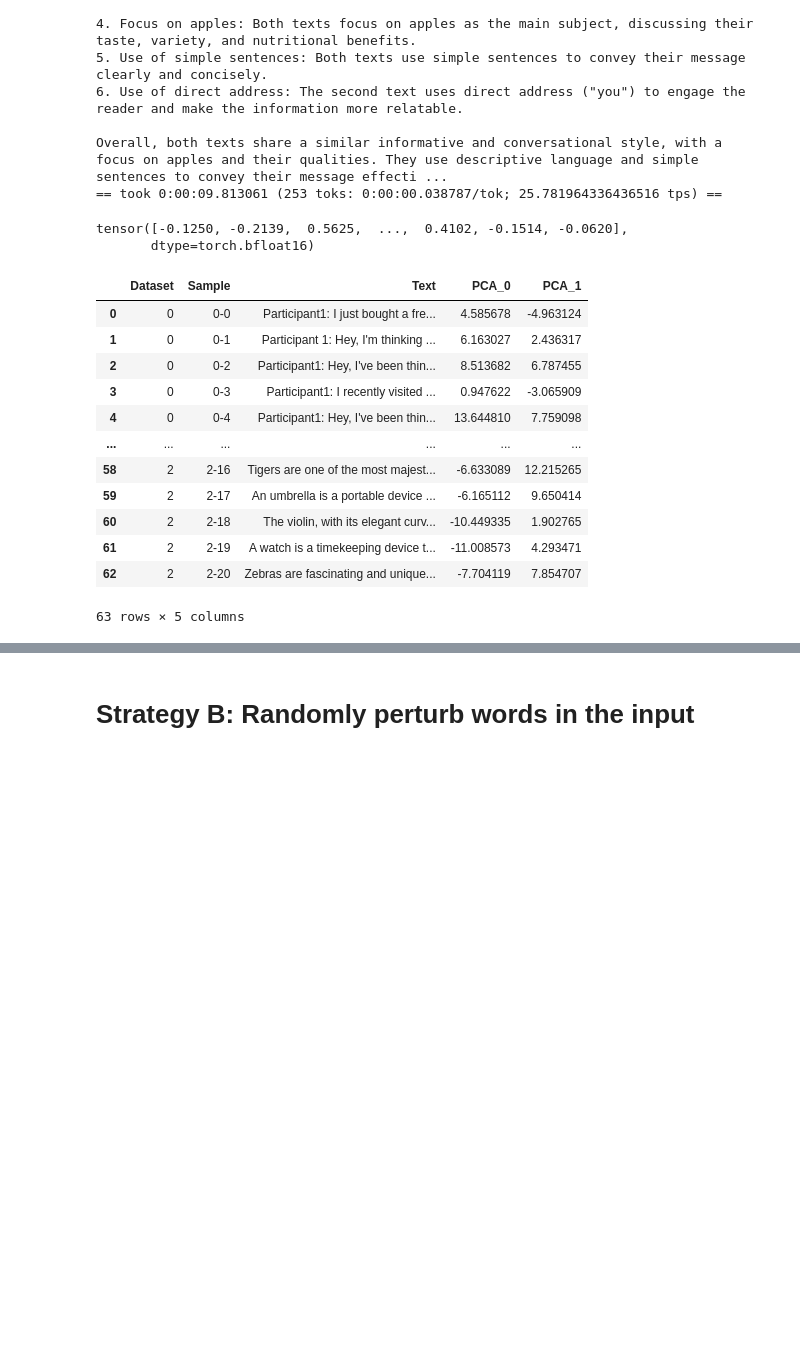
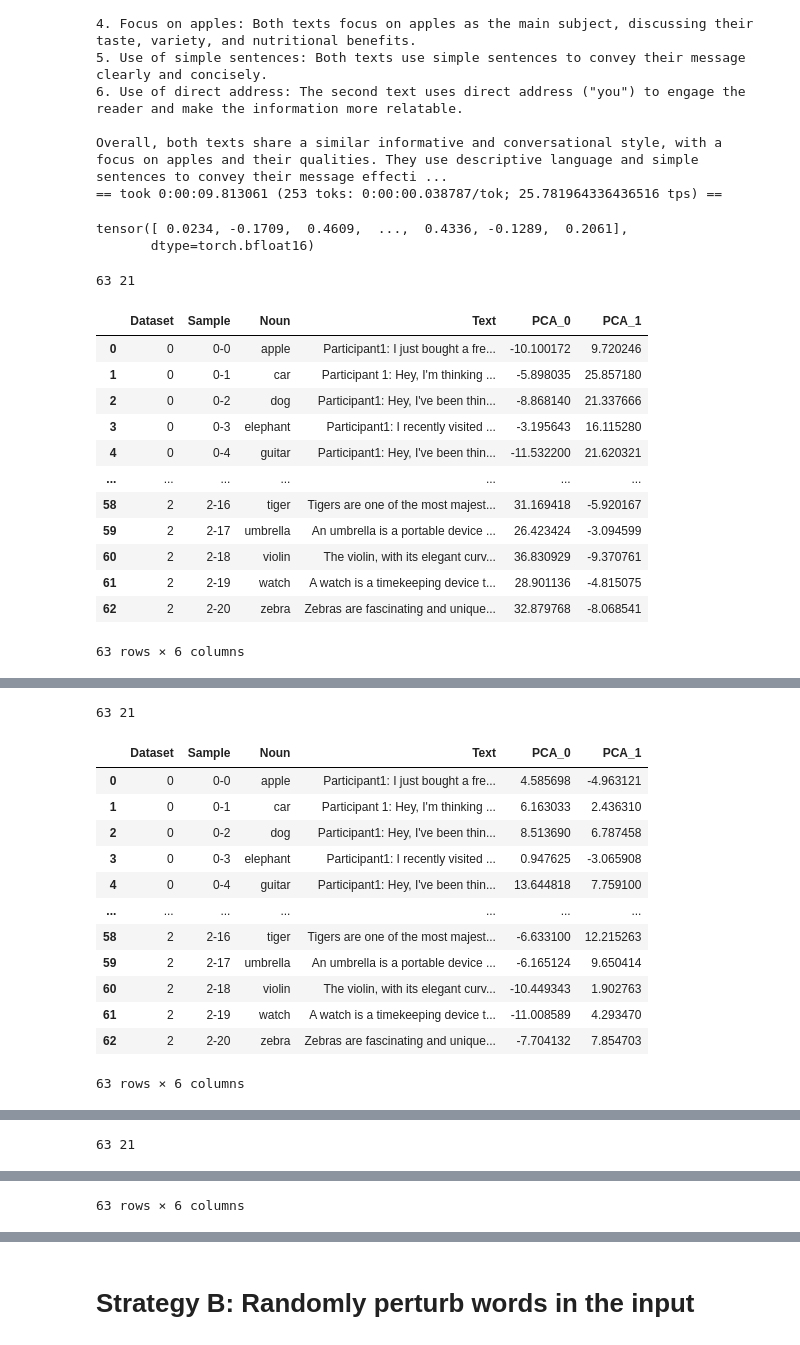
Before and after one commit to AaronJohnston/divergent-beams, a Jupyter notebook: exploration/fuzz-testing.ipynb, the cells around one changed output, grey strips where cells are left out. Drawn from its saved outputs; the diff is of its cells as text; code cells hidden in the pictures; blank space fills up the shorter version.

Commit message:
Trying to understand the efficacy of prefixes for different focuses of embeddings.

````diff
--- a/exploration/fuzz-testing.ipynb
+++ b/exploration/fuzz-testing.ipynb
@@ -626,9 +626,12 @@ Overall, both texts share a similar informative and conversational style, with a
 == took 0:00:09.813061 (253 toks: 0:00:00.038787/tok; 25.781964336436516 tps) ==
 # %%
 # INTERESTING: Does proper chat format matter for embeddings?
-def format_embed(text, mean_layers=False, mean_tokens=False):
+def format_embed(text, mean_layers=False, mean_tokens=False, prompt_prefix=''):
     duration_start = time.perf_counter()
-    prompt = "<|user|>\nWhat is the format of this text?\n```\n{}\n``` <|end|>\n<|assistant|>".format(text)
+    if prompt_prefix:
+        prompt = "<|user|>\n{}\n```\n{}\n``` <|end|>\n<|assistant|>".format(prompt_prefix, text)
+    else:
+        prompt = "<|user|>\n{} <|end|>\n<|assistant|>".format(text)
     tokens = tokenizer.encode(prompt, return_tensors="pt").to("cuda")
     outputs = model(tokens, output_hidden_states=True)
     embedding = outputs.hidden_states
@@ -661,62 +664,82 @@ format_embed(strat_a_convs[0], mean_layers=True)
 format_embed(strat_a_convs[0], mean_tokens=True)
 format_embed(strat_a_convs[0], mean_layers=True, mean_tokens=True)
 # %% [output]
-tensor([-0.1250, -0.2139,  0.5625,  ...,  0.4102, -0.1514, -0.0620],
+tensor([ 0.0234, -0.1709,  0.4609,  ...,  0.4336, -0.1289,  0.2061],
        dtype=torch.bfloat16)
 # %%
 from sklearn.decomposition import PCA
 import pandas as pd
 import altair as alt
 
-embed_last_last = lambda conv: format_embed(conv)
 
 def show_format_embeds(datasets, embed_func):
     didxs = []
     names = []
+    nouns = []
     texts = []
     embeds = []
     for didx, dataset in enumerate(datasets):
         for cidx, conv in enumerate(dataset):
             didxs.append(didx)
             names.append('{}-{}'.format(didx, cidx))
+            nouns.append(nouns_list[cidx])
             texts.append(conv)
             embeds.append(embed_func(conv))
 
     pca = PCA(n_components=2)
     pca_embeds = pca.fit_transform(torch.stack(embeds).float().numpy())
 
+    print(len(didxs), len(nouns_list))
+
     data = pd.DataFrame({
         'Dataset': didxs,
         'Sample': names,
+        'Noun': nouns,
         'Text': texts,
         'PCA_0': map(lambda p: p[0], pca_embeds),
         'PCA_1': map(lambda p: p[1], pca_embeds),
     })
 
     display(data)
 
     display(alt.Chart(data).mark_point(size=50).encode(
         x='PCA_0',
         y='PCA_1',
-        color='Dataset:N',
+        color='Noun:N',
         shape='Dataset:N',
-        tooltip=['Dataset', 'Sample', 'Text']
+        tooltip=['Dataset', 'Sample', 'Noun', 'Text']
     ).interactive())
 
-
-show_format_embeds([strat_a_convs, strat_a_convs_sf, strat_a_paras], embed_last_last)
+show_format_embeds([strat_a_convs, strat_a_convs_sf, strat_a_paras], lambda conv: format_embed(conv))
+show_format_embeds([strat_a_convs, strat_a_convs_sf, strat_a_paras], lambda conv: format_embed(conv, prompt_prefix='What is the format of this text?'))
+show_format_embeds([strat_a_convs, strat_a_convs_sf, strat_a_paras], lambda conv: format_embed(conv, prompt_prefix='What noun is mentioned most frequently in this text?'))
 # %% [output]
+63 21
-|  | Dataset | Sample | Text | PCA_0 | PCA_1 |
-| 0 | 0 | 0-0 | Participant1: I just bought a fre... | 4.585678 | -4.963124 |
-| 1 | 0 | 0-1 | Participant 1: Hey, I'm thinking ... | 6.163027 | 2.436317 |
-| 2 | 0 | 0-2 | Participant1: Hey, I've been thin... | 8.513682 | 6.787455 |
-| 3 | 0 | 0-3 | Participant1: I recently visited ... | 0.947622 | -3.065909 |
-| 4 | 0 | 0-4 | Participant1: Hey, I've been thin... | 13.644810 | 7.759098 |
-| ... | ... | ... | ... | ... | ... |
-| 58 | 2 | 2-16 | Tigers are one of the most majest... | -6.633089 | 12.215265 |
-| 59 | 2 | 2-17 | An umbrella is a portable device ... | -6.165112 | 9.650414 |
-| 60 | 2 | 2-18 | The violin, with its elegant curv... | -10.449335 | 1.902765 |
-| 61 | 2 | 2-19 | A watch is a timekeeping device t... | -11.008573 | 4.293471 |
-| 62 | 2 | 2-20 | Zebras are fascinating and unique... | -7.704119 | 7.854707 |
+|  | Dataset | Sample | Noun | Text | PCA_0 | PCA_1 |
+| 0 | 0 | 0-0 | apple | Participant1: I just bought a fre... | -10.100172 | 9.720246 |
+| 1 | 0 | 0-1 | car | Participant 1: Hey, I'm thinking ... | -5.898035 | 25.857180 |
+| 2 | 0 | 0-2 | dog | Participant1: Hey, I've been thin... | -8.868140 | 21.337666 |
+| 3 | 0 | 0-3 | elephant | Participant1: I recently visited ... | -3.195643 | 16.115280 |
+| 4 | 0 | 0-4 | guitar | Participant1: Hey, I've been thin... | -11.532200 | 21.620321 |
+| ... | ... | ... | ... | ... | ... | ... |
+| 58 | 2 | 2-16 | tiger | Tigers are one of the most majest... | 31.169418 | -5.920167 |
+| 59 | 2 | 2-17 | umbrella | An umbrella is a portable device ... | 26.423424 | -3.094599 |
+| 60 | 2 | 2-18 | violin | The violin, with its elegant curv... | 36.830929 | -9.370761 |
+| 61 | 2 | 2-19 | watch | A watch is a timekeeping device t... | 28.901136 | -4.815075 |
+| 62 | 2 | 2-20 | zebra | Zebras are fascinating and unique... | 32.879768 | -8.068541 |
-63 rows × 5 columns
+63 rows × 6 columns
 [interactive output not drawn]
+63 21
+|  | Dataset | Sample | Noun | Text | PCA_0 | PCA_1 |
+| 0 | 0 | 0-0 | apple | Participant1: I just bought a fre... | 4.585698 | -4.963121 |
+| 1 | 0 | 0-1 | car | Participant 1: Hey, I'm thinking ... | 6.163033 | 2.436310 |
+| 2 | 0 | 0-2 | dog | Participant1: Hey, I've been thin... | 8.513690 | 6.787458 |
+| 3 | 0 | 0-3 | elephant | Participant1: I recently visited ... | 0.947625 | -3.065908 |
+| 4 | 0 | 0-4 | guitar | Participant1: Hey, I've been thin... | 13.644818 | 7.759100 |
+| ... | ... | ... | ... | ... | ... | ... |
+| 58 | 2 | 2-16 | tiger | Tigers are one of the most majest... | -6.633100 | 12.215263 |
+| 59 | 2 | 2-17 | umbrella | An umbrella is a portable device ... | -6.165124 | 9.650414 |
+| 60 | 2 | 2-18 | violin | The violin, with its elegant curv... | -10.449343 | 1.902763 |
+| 61 | 2 | 2-19 | watch | A watch is a timekeeping device t... | -11.008589 | 4.293470 |
+| 62 | 2 | 2-20 | zebra | Zebras are fascinating and unique... | -7.704132 | 7.854703 |
+63 rows × 6 columns
@@ -722,0 +747 @@ show_format_embeds([strat_a_convs, strat_a_convs_sf, strat_a_paras], embed_last_
+63 21
@@ -722,0 +760 @@ show_format_embeds([strat_a_convs, strat_a_convs_sf, strat_a_paras], embed_last_
+63 rows × 6 columns
````
Also changed, not shown: parts of 1 cell of this notebook.
